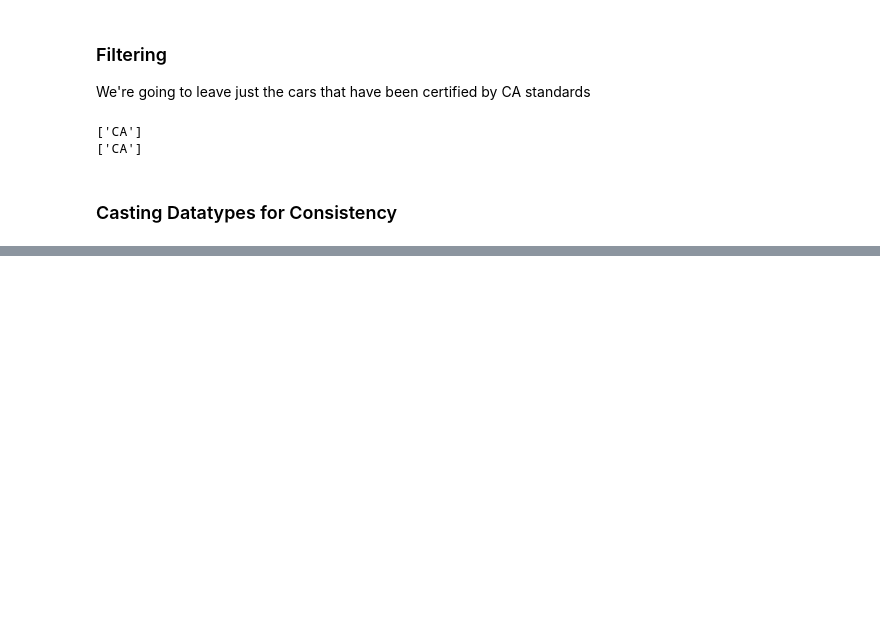
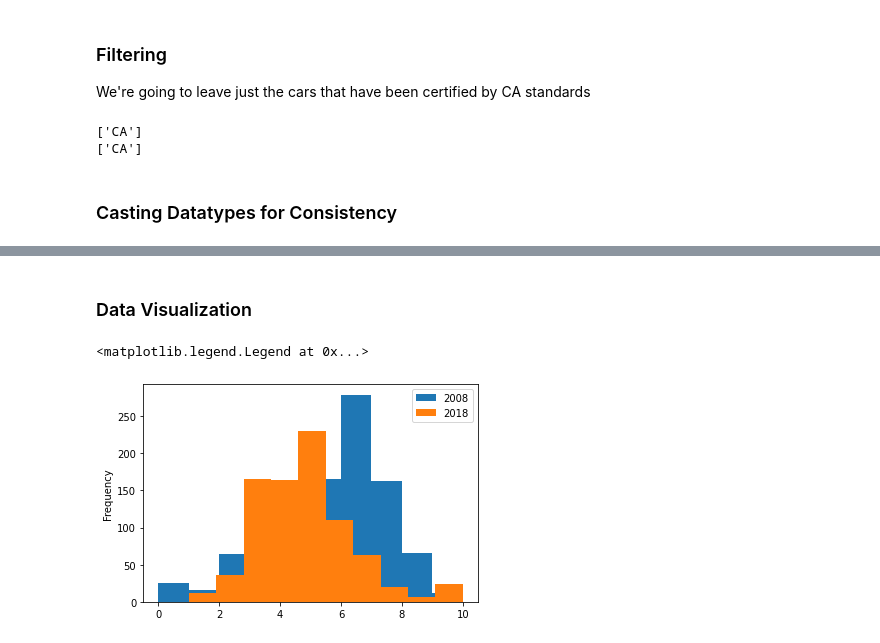
Before and after one commit to DiegoMerino28/Fuel-Economy-Analysis, a Jupyter notebook: fuel_economy.ipynb, the cells around one changed output, grey strips where cells are left out. Saved outputs shown, nothing was run; the diff lists cells and outputs as text; code cells hidden in the pictures; blank space fills up the shorter version.

Commit message:
Data Viz Changes + Conclusions
Added some data visulization and added the conclusions to the anaylisis

```diff
--- a/fuel_economy.ipynb
+++ b/fuel_economy.ipynb
@@ -226,3 +241,15 @@ df_2018 = df_2018.astype({'city_mpg' : 'float', 'hwy_mpg' : 'float', 'cmb_mpg' :
 # %%
 df_2008 = df_2008.astype({'greenhouse_gas_score' : 'int64'})
 df_2018 = df_2018.astype({'cyl' : 'int64'})
+# %% [markdown]
+### Data Visualization
+# %%
+from cProfile import label
+
+
+df_2008['greenhouse_gas_score'].plot(kind= 'hist', label = '2008')
+df_2018['greenhouse_gas_score'].plot(kind = 'hist', label = '2018')
+plt.legend()
+# %% [output]
+<matplotlib.legend.Legend at 0x...>
+[figure, added]
```
Also changed, not shown: parts of 18 cells of this notebook.
